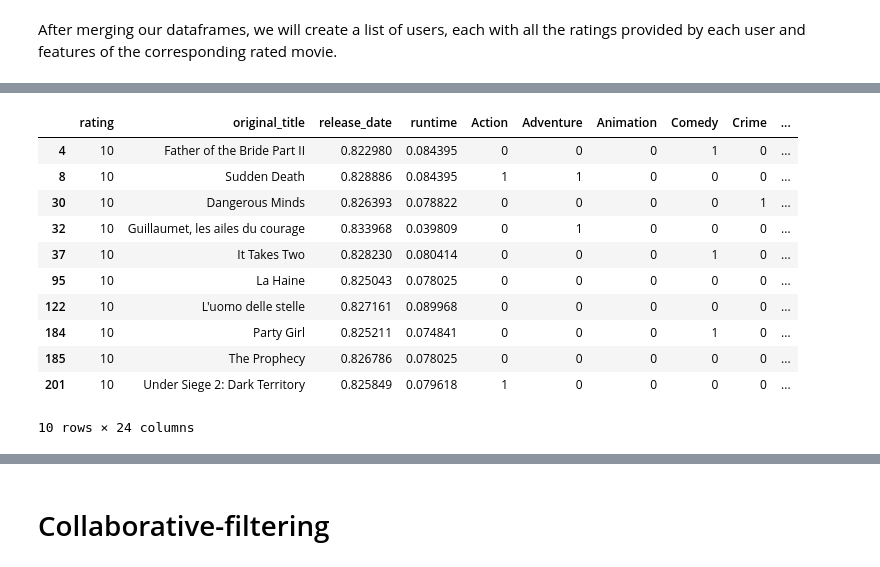
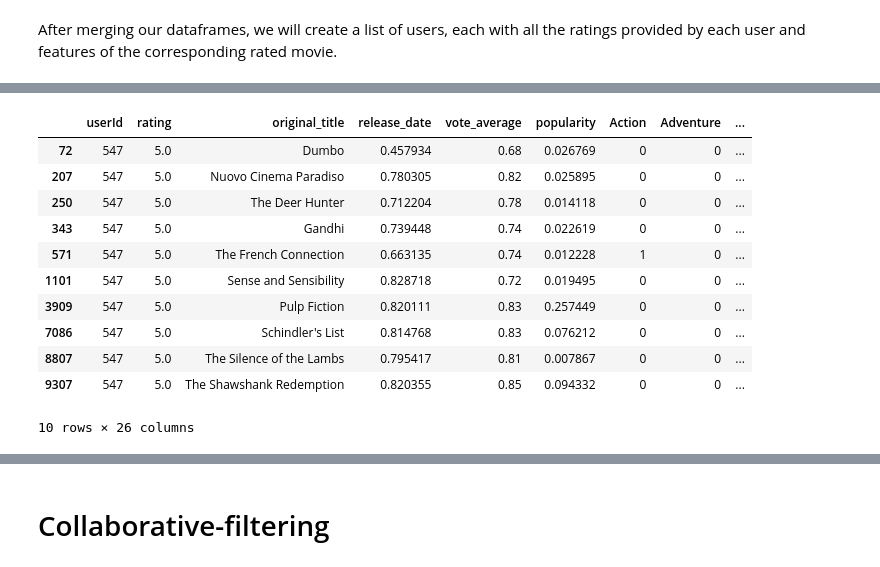
Before and after one commit to namiyousef/Practical-ML-DS, a Jupyter notebook: Chapter 2. Python for Data Scientists/Module 7. Other ML Problems/recommender_systems.ipynb, the cells around one changed output, grey strips where cells are left out. Drawn from its saved outputs; the diff is of its cells as text; code cells hidden in the pictures.

Commit message:
Completed the first functioning implementation at a decent performance for content-based recommendation.

```diff
--- a/Chapter 2. Python for Data Scientists/Module 7. Other ML Problems/recommender_systems.ipynb
+++ b/Chapter 2. Python for Data Scientists/Module 7. Other ML Problems/recommender_systems.ipynb
@@ -184,7 +180,7 @@ md["genres"] = md["genres"].apply(extract_genres)
 Now that we have preprocessed the data we are going to use for this model, we can extract the three columns: genre, release_data and budget. We will now also determine the unique features present in the dataset and use each as a feature. Note that this model assumes that all possible genres are included in the dataset.
 # %%
 # Initialising our features matrix
-FEATURES = md[["imdb_id", "original_title", "release_date", "runtime"]]
+FEATURES = md[["imdb_id", "original_title", "release_date", "vote_average", "popularity"]]
 
 # Finding unique genre names
 GENRES = md["genres"]
@@ -206,7 +202,7 @@ from sklearn.preprocessing import MinMaxScaler
 
 # Normalizing non-categorical features
 scaler = MinMaxScaler()
-FEATURES[['release_date', 'runtime']] = scaler.fit_transform(FEATURES[['release_date', 'runtime']])
+FEATURES[['release_date', 'vote_average', 'popularity']] = scaler.fit_transform(FEATURES[['release_date', 'vote_average', 'popularity']])
 # %% [markdown]
 Now that our features for each movie are set, we need to create a list of users, where each user contains the features and ratings of each of the movies they rated. To link the users and their ratings to the movies, we will need to use the intermediary "links" table. Be careful! We have dropped a few of the movies in the original dataset when the required feature was not available. First we will merge the appropriate dataframes.
 # %%
@@ -221,7 +217,7 @@ data_matrix = ratings_small.merge(first_join, on="movieId")
 data_matrix.drop(['movieId', 'timestamp', 'imdbId', 'tmdbId'],axis='columns', inplace=True)
 
 # Converting ratings from float to ints for Logistic Regression
-data_matrix["rating"] = data_matrix["rating"].apply(lambda x: 2*x).astype("int64")
+# data_matrix["rating"] = data_matrix["rating"].apply(lambda x: 2*x).astype("int64")
 # %% [markdown]
 After merging our dataframes, we will create a list of users, each with all the ratings provided by each user and features of the corresponding rated movie.
 # %%
@@ -235,13 +231,15 @@ for user_id in unique_users:
     user_data[user_id] = data_copy[data_copy["userId"] == user_id]
     data_copy = data_copy[data_copy["userId"] != user_id]
 # %%
-from sklearn.linear_model import LogisticRegression
+from sklearn.ensemble import RandomForestRegressor
 from sklearn.model_selection import train_test_split
-from sklearn.metrics import mean_absolute_error as MAE
+from sklearn.metrics import mean_squared_error as MSE, mean_absolute_error as MAE
 
 # Train regression model on each user!
 user_models = {}
+rmse = []
 mae = []
+r2 = []
 for user_id in user_data.keys():
     # Get user data
     data = user_data[user_id]
@@ -249,8 +247,10 @@ for user_id in user_data.keys():
     X = data.drop(["userId", "rating", "original_title"], axis=1)
     X_train, X_test, Y_train, Y_test = train_test_split(X, Y, test_size=0.2, random_state=0)
     # Train model and predict on test data
-    reg = LogisticRegression(random_state=0).fit(X_train, Y_train)
+    reg = RandomForestRegressor(n_estimators=80, max_depth=3, random_state=0).fit(X_train, Y_train)
     predictions = reg.predict(X_test)
-    # Store accuracy and model
+    # Store RMSE and model
+    rmse.append(MSE(Y_test, predictions, squared=False))
     mae.append(MAE(Y_test, predictions))
+    r2.append(reg.score(X_test, Y_test))
     user_models[user_id] = reg # storing estimator for this user!
@@ -275,33 +257,31 @@ Please also refer to the documentation for alternative solver options:
 # %%
 # Pick user with the largest number of samples to look at individually
 max_user_id = 1
 for user_id in user_data.keys():
     if (user_data[max_user_id].shape[0] < user_data[user_id].shape[0]):
         max_user_id = user_id
 
-# Get their trained model, their top 5 rated movies and top 10 recommended movies they have not yet seen
-top_rated = user_data[max_user_id].nlargest(columns="rating", n=10)
-
-# Check the predictions of the recommender on movies the user has not rated
+# Check the predictions of the recommender
 model = user_models[max_user_id]
-movies = pd.concat([FEATURES.iloc[:, 1:], user_data[max_user_id].iloc[:, 2:]]).drop_duplicates(keep=False)
+movies = FEATURES.iloc[:, 1:] #pd.concat([FEATURES.iloc[:, 1:], user_data[max_user_id].iloc[:, 2:]]).drop_duplicates(keep=False)
 
 # Rating all movies with the model trained on the one user
 predictions = pd.DataFrame({"rating": reg.predict(movies.iloc[:, 1:])})
 rated_movies = predictions.merge(movies, left_index=True, right_index=True)
 
-# Diplay top 10 recommendations!
-rated_movies.nlargest(columns="rating", n=10)
+# Diplay top 10 rated and top 10 recommendations!
+top_rated = user_data[max_user_id].nlargest(columns="rating", n=10)
+top_rated
 # %% [output]
-|  | rating | original_title | release_date | runtime | Action | Adventure | Animation | Comedy | Crime | ... |
-| 4 | 10 | Father of the Bride Part II | 0.822980 | 0.084395 | 0 | 0 | 0 | 1 | 0 | ... |
-| 8 | 10 | Sudden Death | 0.828886 | 0.084395 | 1 | 1 | 0 | 0 | 0 | ... |
-| 30 | 10 | Dangerous Minds | 0.826393 | 0.078822 | 0 | 0 | 0 | 0 | 1 | ... |
-| 32 | 10 | Guillaumet, les ailes du courage | 0.833968 | 0.039809 | 0 | 1 | 0 | 0 | 0 | ... |
-| 37 | 10 | It Takes Two | 0.828230 | 0.080414 | 0 | 0 | 0 | 1 | 0 | ... |
-| 95 | 10 | La Haine | 0.825043 | 0.078025 | 0 | 0 | 0 | 0 | 0 | ... |
-| 122 | 10 | L'uomo delle stelle | 0.827161 | 0.089968 | 0 | 0 | 0 | 0 | 0 | ... |
-| 184 | 10 | Party Girl | 0.825211 | 0.074841 | 0 | 0 | 0 | 1 | 0 | ... |
-| 185 | 10 | The Prophecy | 0.826786 | 0.078025 | 0 | 0 | 0 | 0 | 0 | ... |
-| 201 | 10 | Under Siege 2: Dark Territory | 0.825849 | 0.079618 | 1 | 0 | 0 | 0 | 0 | ... |
+|  | userId | rating | original_title | release_date | vote_average | popularity | Action | Adventure | ... |
+| 72 | 547 | 5.0 | Dumbo | 0.457934 | 0.68 | 0.026769 | 0 | 0 | ... |
+| 207 | 547 | 5.0 | Nuovo Cinema Paradiso | 0.780305 | 0.82 | 0.025895 | 0 | 0 | ... |
+| 250 | 547 | 5.0 | The Deer Hunter | 0.712204 | 0.78 | 0.014118 | 0 | 0 | ... |
+| 343 | 547 | 5.0 | Gandhi | 0.739448 | 0.74 | 0.022619 | 0 | 0 | ... |
+| 571 | 547 | 5.0 | The French Connection | 0.663135 | 0.74 | 0.012228 | 1 | 0 | ... |
+| 1101 | 547 | 5.0 | Sense and Sensibility | 0.828718 | 0.72 | 0.019495 | 0 | 0 | ... |
+| 3909 | 547 | 5.0 | Pulp Fiction | 0.820111 | 0.83 | 0.257449 | 0 | 0 | ... |
+| 7086 | 547 | 5.0 | Schindler's List | 0.814768 | 0.83 | 0.076212 | 0 | 0 | ... |
+| 8807 | 547 | 5.0 | The Silence of the Lambs | 0.795417 | 0.81 | 0.007867 | 0 | 0 | ... |
+| 9307 | 547 | 5.0 | The Shawshank Redemption | 0.820355 | 0.85 | 0.094332 | 0 | 0 | ... |
-10 rows × 24 columns
+10 rows × 26 columns
```
Also changed, not shown: parts of 11 cells of this notebook.
